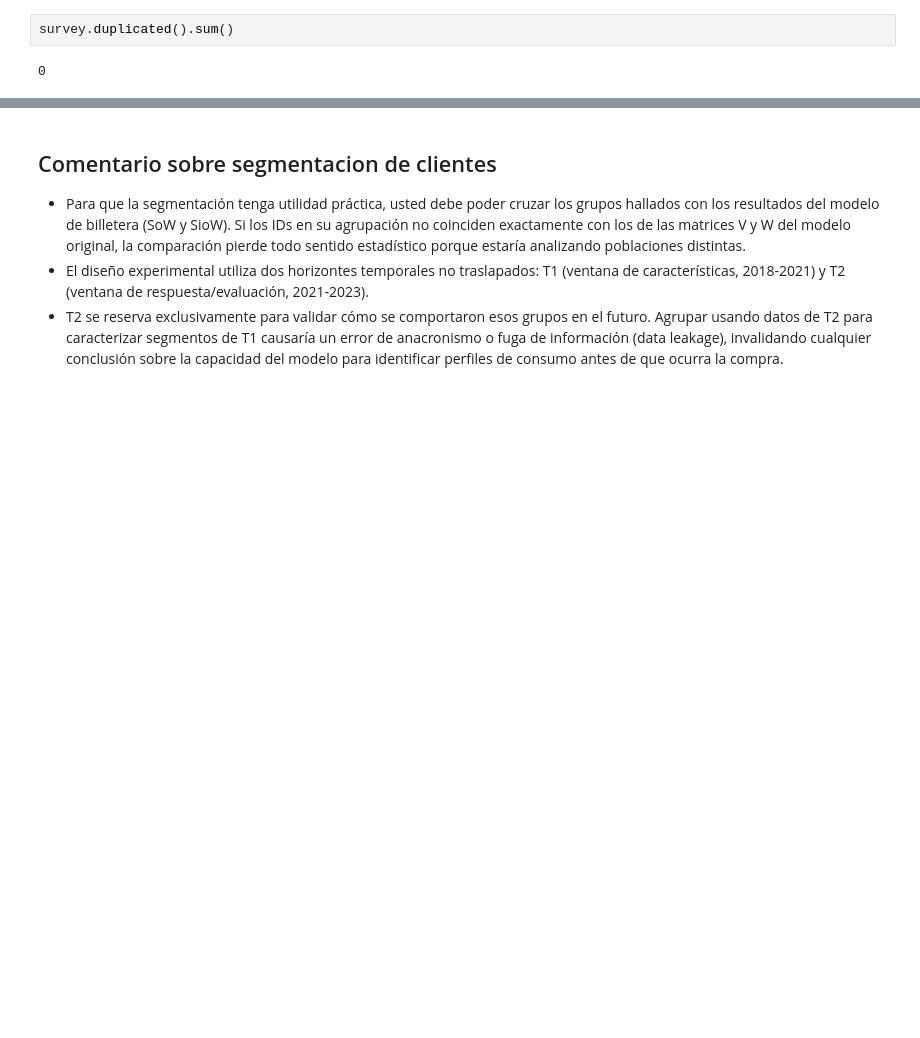
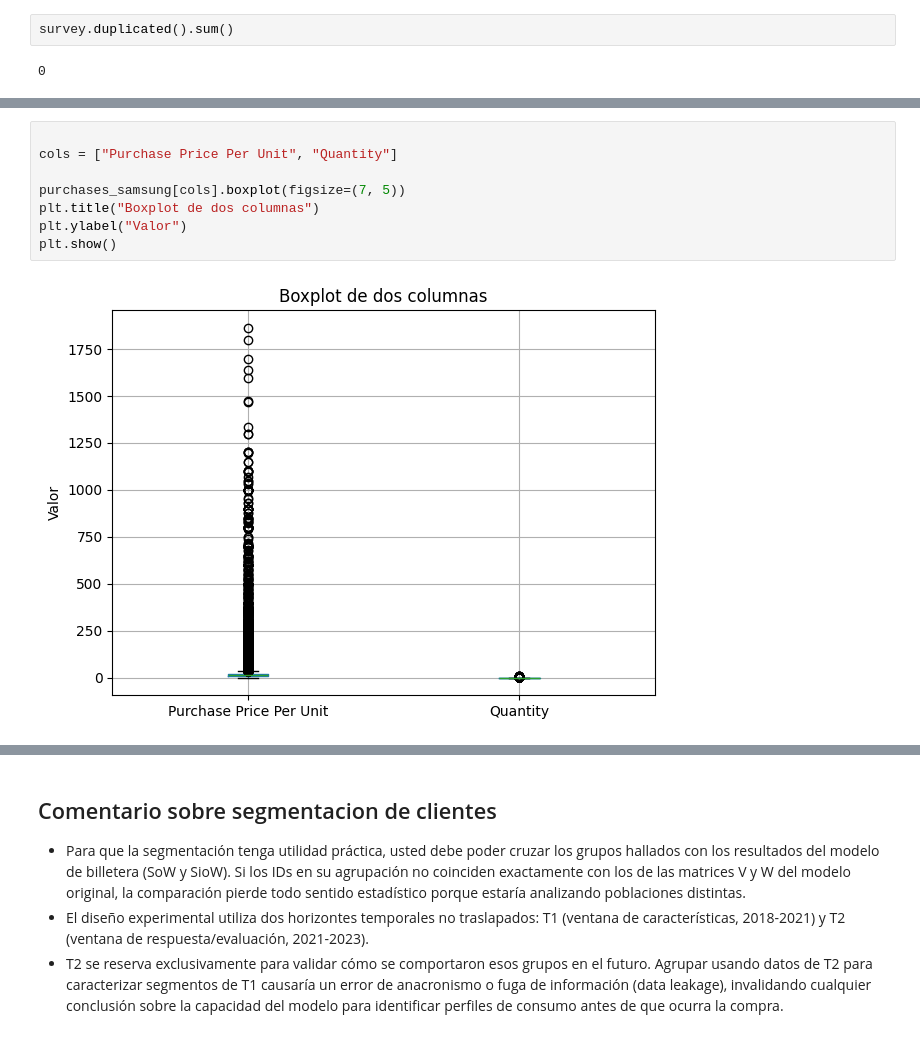
Before and after one commit to Th-msc-data-2026-ujav/Segmentacion-de-clientes-Samsung-SioW-SoW-y-Pow, a Jupyter notebook: segmentacion de clientes/segmentacion_clientes.ipynb, the cells around one changed output, grey strips where cells are left out. Drawn from its saved outputs; the diff is of its cells as text; blank space fills up the shorter version.

```diff
--- a/segmentacion de clientes/segmentacion_clientes.ipynb
+++ b/segmentacion de clientes/segmentacion_clientes.ipynb
@@ -184,0 +199,10 @@ survey.duplicated().sum()
+# %%
+
+cols = ["Purchase Price Per Unit", "Quantity"]
+
+purchases_samsung[cols].boxplot(figsize=(7, 5))
+plt.title("Boxplot de dos columnas")
+plt.ylabel("Valor")
+plt.show()
+# %% [output]
+[figure, added]
```
Also changed, not shown: parts of 11 cells of this notebook.
